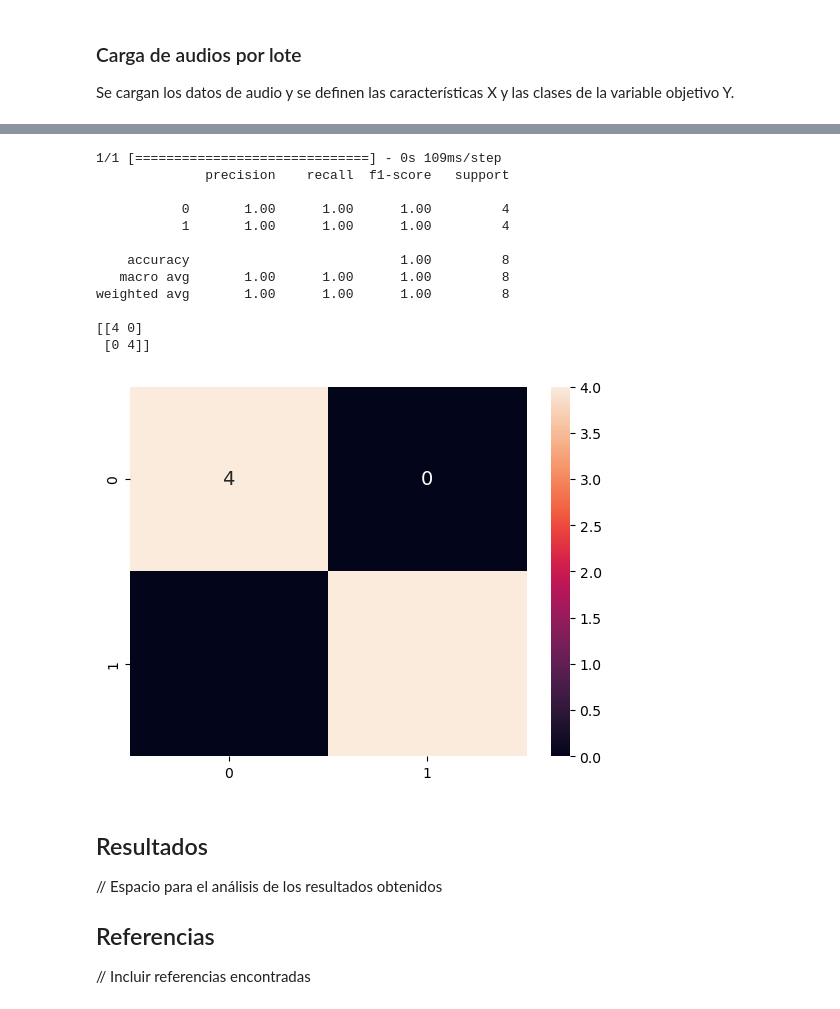
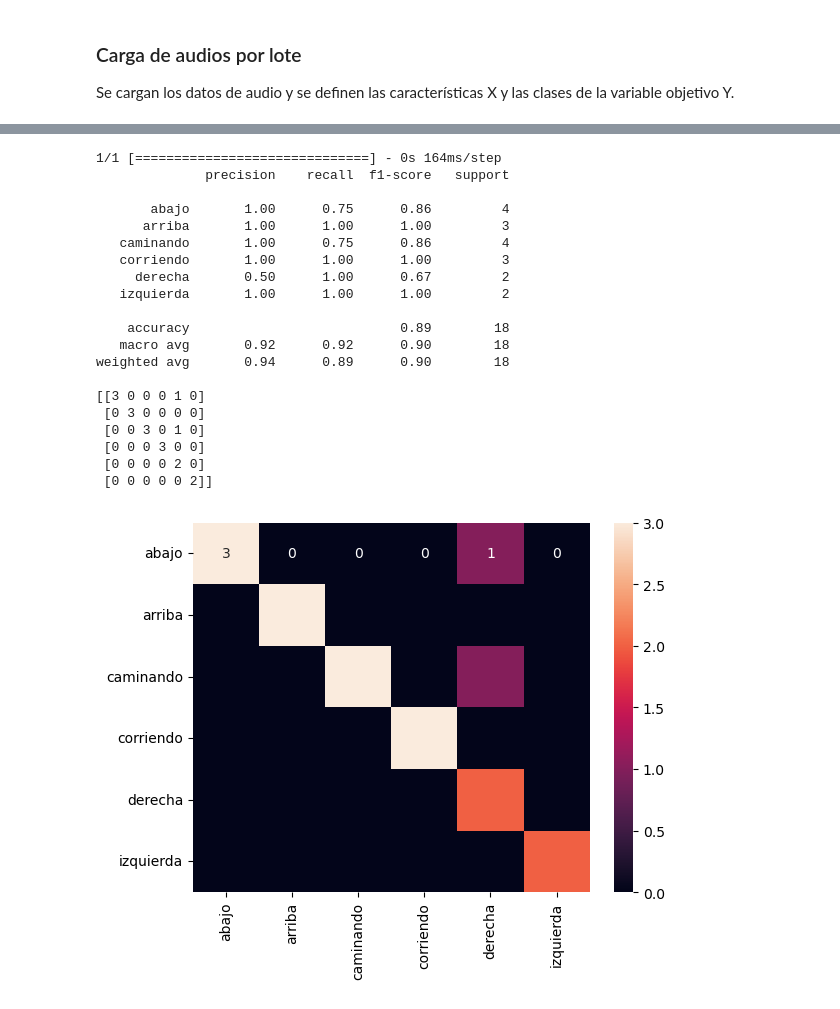
Before and after one commit to Sebastian-Cely/M1-Procesamiento-datos-secuenciales, a Jupyter notebook: notebooks/audio_model.ipynb, the cells around one changed output, grey strips where cells are left out. Saved outputs shown, nothing was run; the diff lists cells and outputs as text; code cells hidden in the pictures.

```diff
--- a/notebooks/audio_model.ipynb
+++ b/notebooks/audio_model.ipynb
@@ -45,7 +49,7 @@ def load_wav_16k_mono(filename):
 ### Carga de muestra de audio
 # %%
 # Definición de ruta para archivos de audio
-PATH = "../data/audio/corriendo-js1.wav"
+PATH = "../data/audio/corriendo-jc (1).wav"
 wave = load_wav_16k_mono(PATH) # Carga de audio de muestra
 print(wave.shape) # Dimensiones del audio
 display.display(display.Audio(wave, rate=16000)) # Reproducción del audio
@@ -179,17 +185,17 @@ y_test shape: (8, 2)
 # %%
 # Número de clases de salida para la red neuronal
-n_clases = len(np.unique(Y_encoded))
+n_clases = len(np.unique(Y))
 
 # Definición del modelo secuencial de la red neuronal
-modelo = keras.models.Sequential()
-modelo.add(keras.layers.Conv2D(8, 3, activation="relu",padding="same", input_shape=(124,129,1)))
-modelo.add(keras.layers.Conv2D(16, 3, activation="relu",padding="same"))
-modelo.add(keras.layers.Conv2D(32, 3, activation="relu",padding="same"))
-modelo.add(keras.layers.Conv2D(64, 3, activation="relu",padding="same"))
-modelo.add(keras.layers.MaxPooling2D(pool_size=2,strides=2, padding='same'))
-modelo.add(keras.layers.Flatten())
-modelo.add(keras.layers.Dense(n_clases, activation = 'softmax'))
+modelo1 = keras.models.Sequential()
+modelo1.add(keras.layers.Conv2D(8, 3, activation="relu",padding="same", input_shape=(124,129,1)))
+modelo1.add(keras.layers.Conv2D(16, 3, activation="relu",padding="same"))
+modelo1.add(keras.layers.Conv2D(32, 3, activation="relu",padding="same"))
+modelo1.add(keras.layers.Conv2D(64, 3, activation="relu",padding="same"))
+modelo1.add(keras.layers.MaxPooling2D(pool_size=2,strides=2, padding='same'))
+modelo1.add(keras.layers.Flatten())
+modelo1.add(keras.layers.Dense(n_clases, activation = 'softmax'))
 
-modelo.summary()
-keras.utils.plot_model(modelo, to_file='model_plot1.png', show_shapes=True, show_layer_names=True)
+modelo1.summary()
+keras.utils.plot_model(modelo1, to_file='model_plot1.png', show_shapes=True, show_layer_names=True)
 # %% [output]
@@ -214,5 +220,5 @@ _________________________________________________________________
 # %%
 # Compilación y entrenamiento del modelo neuronal
-modelo.compile(loss='categorical_crossentropy', optimizer='adam', metrics=['accuracy'])
-historia = modelo.fit(X_train, y_train, epochs=15,batch_size=None)
+modelo1.compile(loss='categorical_crossentropy', optimizer='adam', metrics=['accuracy'])
+historia1 = modelo1.fit(X_train, y_train, epochs=8,batch_size=None)
 # %% [output]
@@ -253,36 +259,44 @@ modelo.evaluate(X_test, y_test)
 # %%
 # Calculo de la métricas de precisión y matriz de confusión
-y_pred = modelo.predict(X_test)
+y_pred = modelo1.predict(X_test)
 y_test_class = np.argmax(y_test, axis=1)
 y_pred_class = np.argmax(y_pred, axis=1)
 
+categorias = np.unique(Y)
+y_test_class = encoder.inverse_transform(y_test_class)
+y_pred_class = encoder.inverse_transform(y_pred_class)
+
 # Accuracy of the predicted values
-print(classification_report(y_test_class, y_pred_class))  # Precision , Recall, F1-Score & Support
+print(
+    classification_report(y_test_class, y_pred_class)
+)  # Precision , Recall, F1-Score & Support
 cm = confusion_matrix(y_test_class, y_pred_class)
 print(cm)
 
 # visualize the confusion matrix in a heat map
 df_cm = pd.DataFrame(cm)
-heatmap = sns.heatmap(df_cm, annot=True, fmt="d", annot_kws={"size": 14})
+heatmap = sns.heatmap(
+    df_cm, annot=True, fmt="d", xticklabels=categorias, yticklabels=categorias
+)
 # %% [output]
-1/1 [==============================] - 0s 109ms/step
+1/1 [==============================] - 0s 164ms/step
               precision    recall  f1-score   support
 
-           0       1.00      1.00      1.00         4
-           1       1.00      1.00      1.00         4
+       abajo       1.00      0.75      0.86         4
+      arriba       1.00      1.00      1.00         3
+   caminando       1.00      0.75      0.86         4
+   corriendo       1.00      1.00      1.00         3
+     derecha       0.50      1.00      0.67         2
+   izquierda       1.00      1.00      1.00         2
 
-    accuracy                           1.00         8
-   macro avg       1.00      1.00      1.00         8
-weighted avg       1.00      1.00      1.00         8
+    accuracy                           0.89        18
+   macro avg       0.92      0.92      0.90        18
+weighted avg       0.94      0.89      0.90        18
 
-[[4 0]
- [0 4]]
+[[3 0 0 0 1 0]
+ [0 3 0 0 0 0]
+ [0 0 3 0 1 0]
+ [0 0 0 3 0 0]
+ [0 0 0 0 2 0]
+ [0 0 0 0 0 2]]
-[figure, old version]
+[figure, new version]
-# %% [markdown]
-## Resultados
-
-// Espacio para el análisis de los resultados obtenidos
-
-## Referencias
-
-// Incluir referencias encontradas
```
Also changed, not shown: parts of 21 cells of this notebook, 2 other files.
